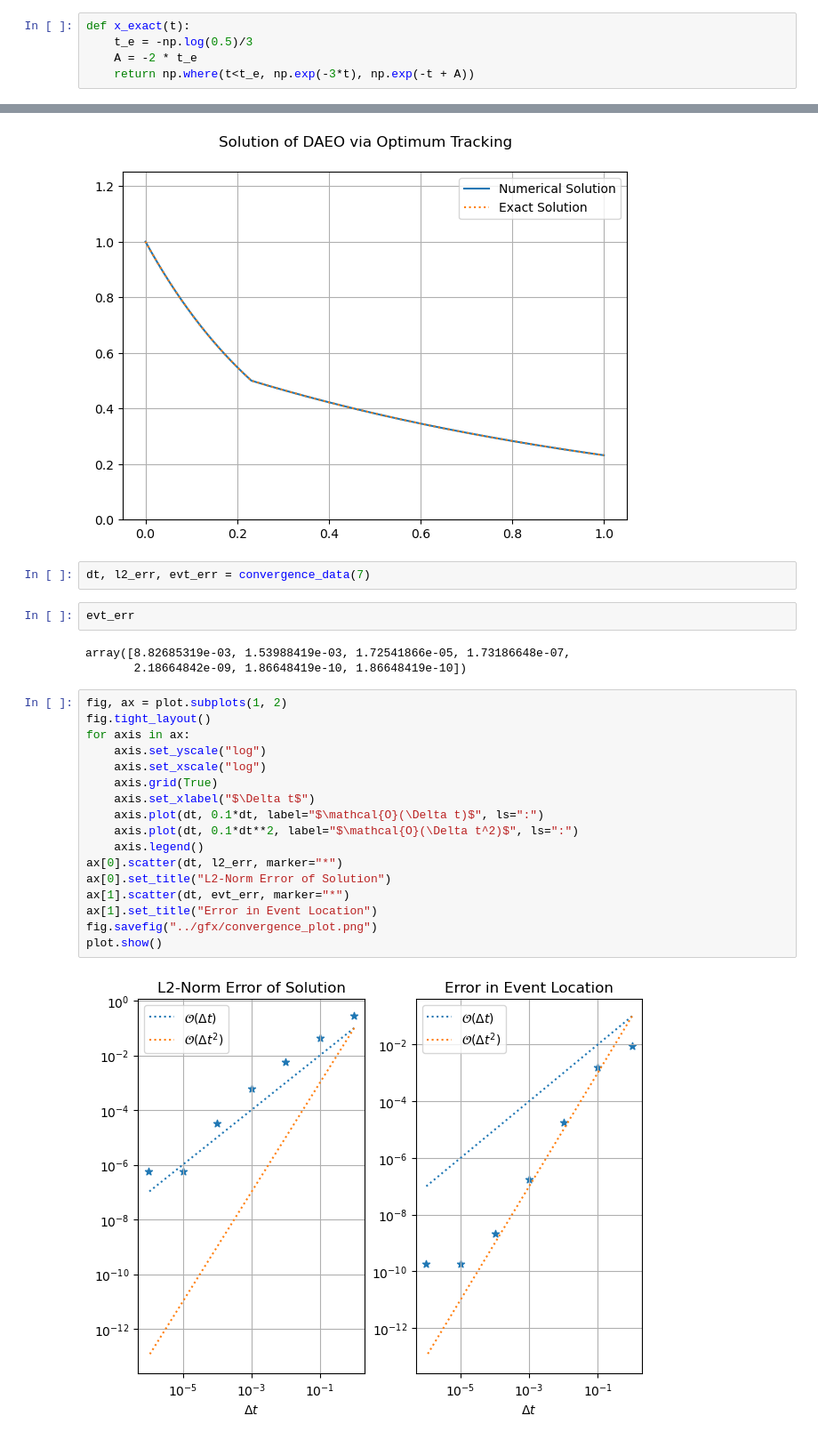
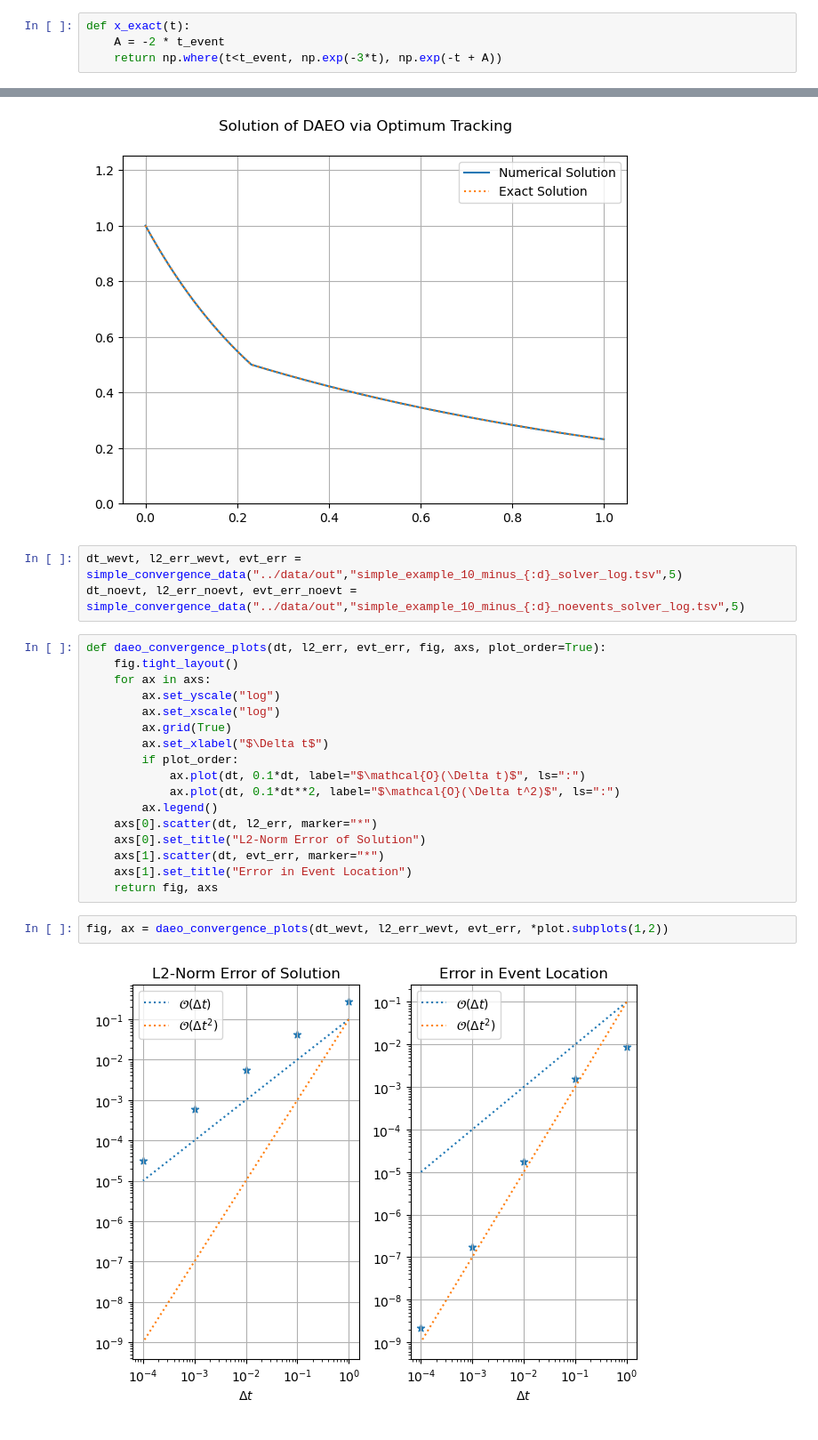
Before and after one commit to STCE-at-RWTH/daeo-tracking-solver, a Jupyter notebook: notebooks/simple_daeo_convergence_study.ipynb, the cells around one changed output, grey strips where cells are left out. Shown: that part at 89% size. Cells and saved outputs as stored; diff of their text form.

```diff
--- a/notebooks/simple_daeo_convergence_study.ipynb
+++ b/notebooks/simple_daeo_convergence_study.ipynb
@@ -38,8 +40,7 @@ $$
 # %%
 def x_exact(t):
-    t_e = -np.log(0.5)/3
-    A = -2 * t_e
-    return np.where(t<t_e, np.exp(-3*t), np.exp(-t + A))
+    A = -2 * t_event
+    return np.where(t<t_event, np.exp(-3*t), np.exp(-t + A))
 # %%
 def solution_indices(df: pd.DataFrame):
     indices = ((df["EVENTID"] == SolverEvents.TIME_STEP_NO_EVENT) |
@@ -90,29 +91,27 @@ ax.set_ylim((0,1.25))
 ax.grid(True)
 # %% [output]
 [figure]
-# %%
-dt, l2_err, evt_err = convergence_data(7)
-# %%
-evt_err
-# %% [output]
-array([8.82685319e-03, 1.53988419e-03, 1.72541866e-05, 1.73186648e-07,
-       2.18664842e-09, 1.86648419e-10, 1.86648419e-10])
+# %%
+dt_wevt, l2_err_wevt, evt_err = simple_convergence_data("../data/out","simple_example_10_minus_{:d}_solver_log.tsv",5)
+dt_noevt, l2_err_noevt, evt_err_noevt = simple_convergence_data("../data/out","simple_example_10_minus_{:d}_noevents_solver_log.tsv",5)
 # %%
-fig, ax = plot.subplots(1, 2)
-fig.tight_layout()
-for axis in ax:
-    axis.set_yscale("log")
-    axis.set_xscale("log")
-    axis.grid(True)
-    axis.set_xlabel("$\Delta t$")
-    axis.plot(dt, 0.1*dt, label="$\mathcal{O}(\Delta t)$", ls=":")
-    axis.plot(dt, 0.1*dt**2, label="$\mathcal{O}(\Delta t^2)$", ls=":")
-    axis.legend()
-ax[0].scatter(dt, l2_err, marker="*")
-ax[0].set_title("L2-Norm Error of Solution")
-ax[1].scatter(dt, evt_err, marker="*")
-ax[1].set_title("Error in Event Location")
-fig.savefig("../gfx/convergence_plot.png")
-plot.show()
+def daeo_convergence_plots(dt, l2_err, evt_err, fig, axs, plot_order=True):
+    fig.tight_layout()
+    for ax in axs:
+        ax.set_yscale("log")
+        ax.set_xscale("log")
+        ax.grid(True)
+        ax.set_xlabel("$\Delta t$")
+        if plot_order:
+            ax.plot(dt, 0.1*dt, label="$\mathcal{O}(\Delta t)$", ls=":")
+            ax.plot(dt, 0.1*dt**2, label="$\mathcal{O}(\Delta t^2)$", ls=":")
+        ax.legend()
+    axs[0].scatter(dt, l2_err, marker="*")
+    axs[0].set_title("L2-Norm Error of Solution")
+    axs[1].scatter(dt, evt_err, marker="*")
+    axs[1].set_title("Error in Event Location")
+    return fig, axs
-# %% [output]
-[figure, removed]
+# %%
+fig, ax = daeo_convergence_plots(dt_wevt, l2_err_wevt, evt_err, *plot.subplots(1,2))
+# %% [output]
+[figure, added]
```
Also changed, not shown: parts of 3 cells of this notebook, 2 other files.
